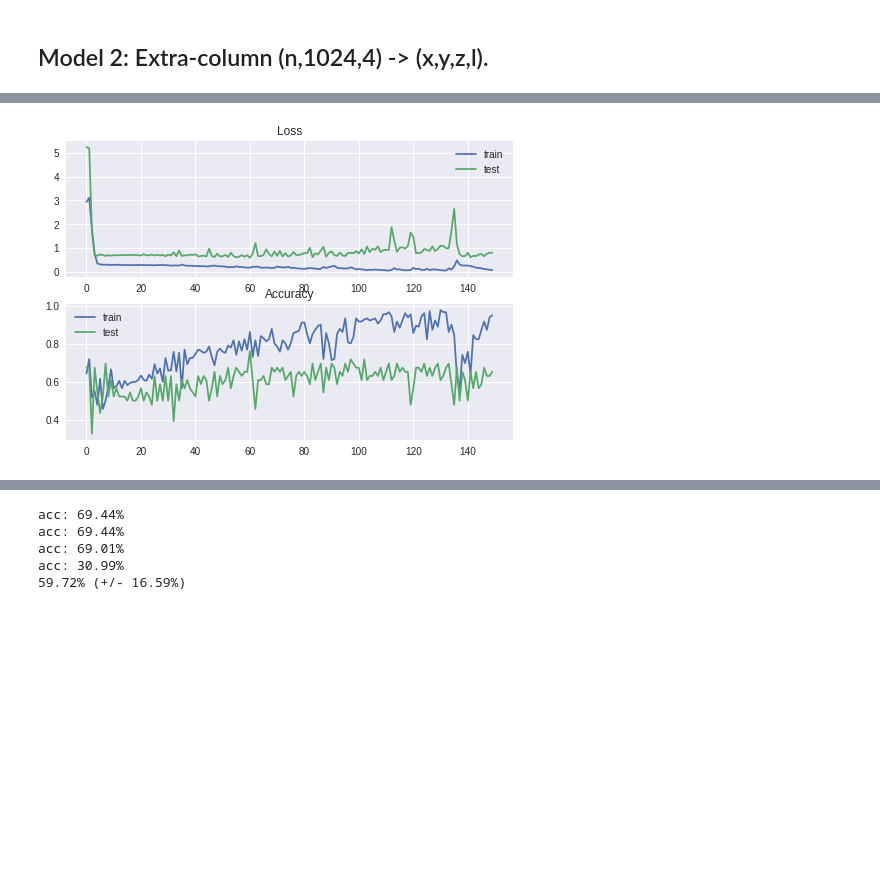
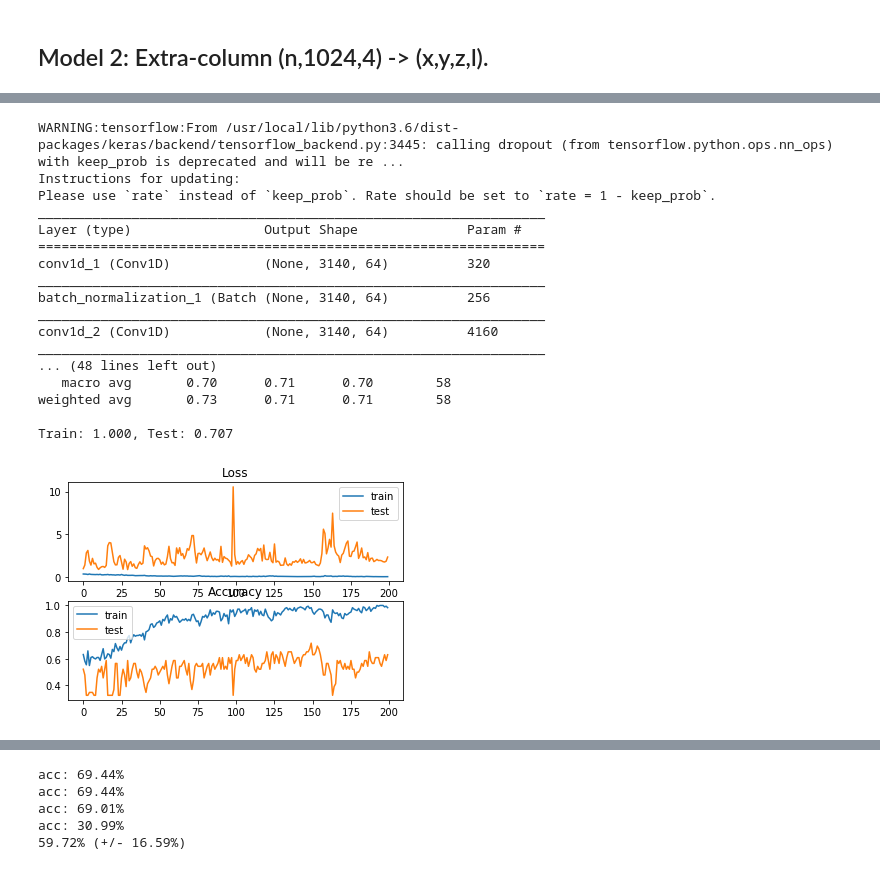
Before and after one commit to philliphungerford/dissertation, a Jupyter notebook: PointNetBasic.ipynb, the cells around one changed output, grey strips where cells are left out. Saved outputs shown, nothing was run; the diff lists cells and outputs as text; code cells hidden in the pictures; blank space fills up the shorter version.

Commit message:
Update PointNetBasic.ipynb
Updated Model in basic model

```diff
--- a/PointNetBasic.ipynb
+++ b/PointNetBasic.ipynb
@@ -221,18 +61,36 @@ _________________________________________________________________
 ## Model 2: Extra-column (n,1024,4) -> (x,y,z,l).
 # %%
 ################################################################################
-# Load 1024 data
-num_points=1020
-X = np.load('../2_pipeline/1024-xyzl.npy')
+import numpy as np
+
+# fix random seed for reproducibility
+seeds=61
+from numpy.random import seed
+import random
+random.seed(seeds)
+seed(seeds)
+
+from tensorflow import set_random_seed
+set_random_seed(1)
+################################################################################
+# Load 3768 data
+# num_points=3768
+# X = np.load('../2_pipeline/3768-body-xyzl.npy')
+
+# Load 3140 data that excludes the body
+num_points=3140
+X = np.load('../2_pipeline/3140-xyzl.npy')
 y = np.load('../2_pipeline/labels.npy')
 
 from sklearn.model_selection import train_test_split
 
 #split data into 1: train+validation set and 2: test set
-X_train_val, X_test, y_train_val, y_test = train_test_split(X, y, random_state=0, test_size=0.2)
+X_train_val, X_test, y_train_val, y_test = \
+train_test_split(X, y, random_state=0, test_size=0.2)
 
 # split train+validation set into 1a) training and 1b) validation sets
-X_train, X_val, y_train, y_val = train_test_split(X_train_val, y_train_val, random_state=1, test_size=0.2)
+X_train, X_val, y_train, y_val = \
+train_test_split(X_train_val, y_train_val, random_state=1, test_size=0.2)
 
 #from keras.utils import to_categorical
 #y_test = to_categorical(y_test)
@@ -250,48 +108,57 @@ import numpy as np
 import os
 import tensorflow as tf
 from keras.models import Sequential
-from keras.layers import Dense, MaxPooling1D, Convolution1D, Dropout, Flatten
+from keras.layers import Dense, MaxPooling1D, Convolution1D, Dropout, Flatten, BatchNormalization
+from keras.optimizers import SGD
 ################################################################################
-# Set parameters
-num_points=1020
+# Hyperparameters
 max_epochs=200
 batch_size=32
-
-from keras.optimizers import SGD
-opt = SGD(lr=0.001, momentum=0.9)
-#opt='adam'
+dropout_rate = 0.5
+opt = 'adam'
+#opt = SGD(lr=0.0001, momentum=0.9)
 
 # Class weights
-class_weight = {0: 0.3,
-                1: 0.7}
+class_weight = {0: 0.2,
+                1: 0.8}
 ################################################################################
 ### POINTNET ARCHITECTURE
 ################################################################################
 # Point functions (MLP implemented as conv1d)
 model = Sequential()
 model.add(Convolution1D(64, 1, input_shape=(num_points, 4), activation='relu'))
+model.add(BatchNormalization())
 model.add(Convolution1D(64, 1, activation='relu'))
+model.add(BatchNormalization())
 model.add(Convolution1D(64, 1, activation='relu'))
+model.add(BatchNormalization())
 model.add(Convolution1D(128, 1, activation='relu'))
+model.add(BatchNormalization())
 model.add(Convolution1D(1024, 1, activation='relu'))
+model.add(BatchNormalization())
 
 # Symmetric function: max pooling
 model.add(MaxPooling1D(pool_size=num_points))
 
 #fully connected
 model.add(Dense(512, activation='relu'))
+model.add(BatchNormalization())
+model.add(Dropout(rate=dropout_rate))
 model.add(Dense(256, activation='relu'))
-model.add(Dropout(rate=0.5))
+model.add(BatchNormalization())
+model.add(Dropout(rate=dropout_rate))
 model.add(Dense(1, activation='sigmoid'))
 model.add(Flatten())
 
  # MLP on global point cloud vector
-model.compile(loss='binary_crossentropy', optimizer='adam', metrics=['accuracy'])
+model.compile(loss='binary_crossentropy', optimizer=opt, metrics=['accuracy'])
 model.summary()
 
 ################################################################################
 # Fit the model
-history = model.fit(X_train, y_train, batch_size=batch_size, epochs=max_epochs, shuffle=True, verbose=0, validation_data=(X_val, y_val), class_weight=class_weight)
+history = model.fit(X_train, y_train, batch_size=batch_size, epochs=max_epochs,\
+                    shuffle=True, verbose=0, validation_data=(X_val, y_val),\
+                    class_weight=class_weight)
 ################################################################################
 
 # Save model
@@ -369 +226,18 @@ Train: 0.934, Test: 0.707
+WARNING:tensorflow:From /usr/local/lib/python3.6/dist-packages/keras/backend/tensorflow_backend.py:3445: calling dropout (from tensorflow.python.ops.nn_ops) with keep_prob is deprecated and will be re ...
+Instructions for updating:
+Please use `rate` instead of `keep_prob`. Rate should be set to `rate = 1 - keep_prob`.
+_________________________________________________________________
+Layer (type)                 Output Shape              Param #
+=================================================================
+conv1d_1 (Conv1D)            (None, 3140, 64)          320
+_________________________________________________________________
+batch_normalization_1 (Batch (None, 3140, 64)          256
+_________________________________________________________________
+conv1d_2 (Conv1D)            (None, 3140, 64)          4160
+_________________________________________________________________
+... (48 lines left out)
+   macro avg       0.70      0.71      0.70        58
+weighted avg       0.73      0.71      0.71        58
+
+Train: 1.000, Test: 0.707
-[figure, old version]
+[figure, new version]
```
Also changed, not shown: parts of 16 cells of this notebook.
